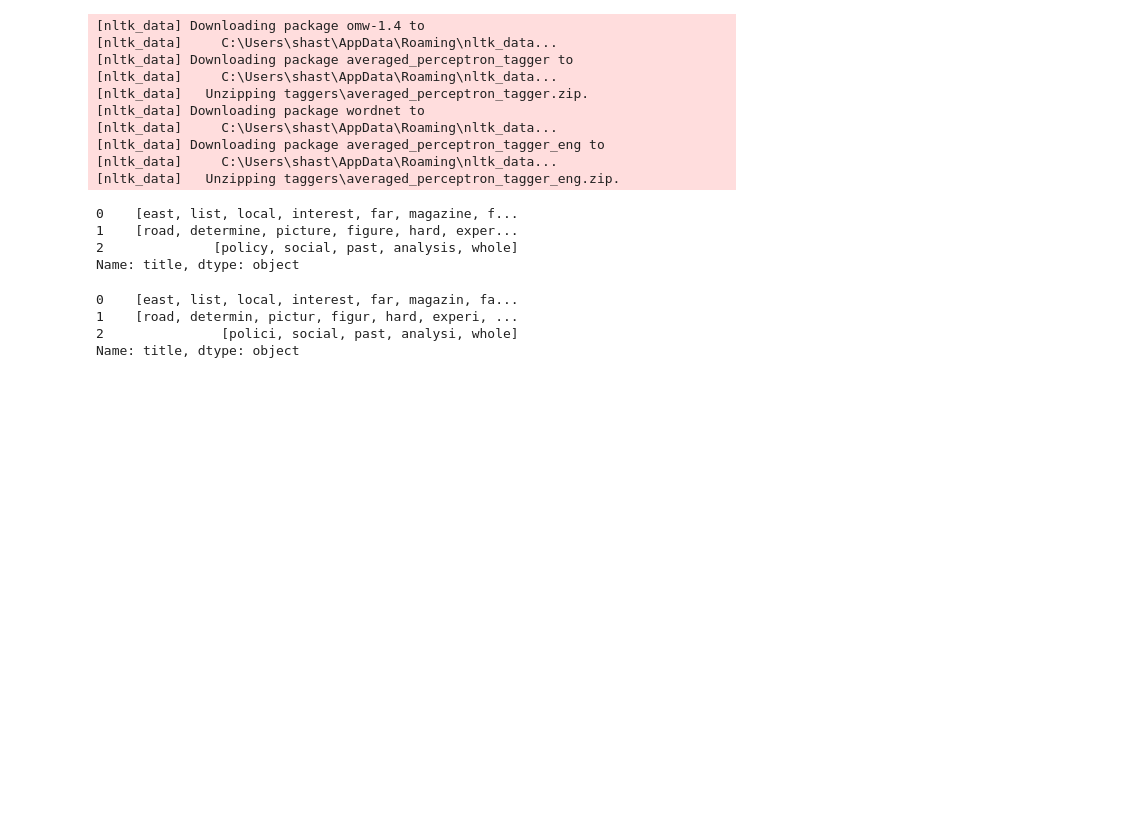
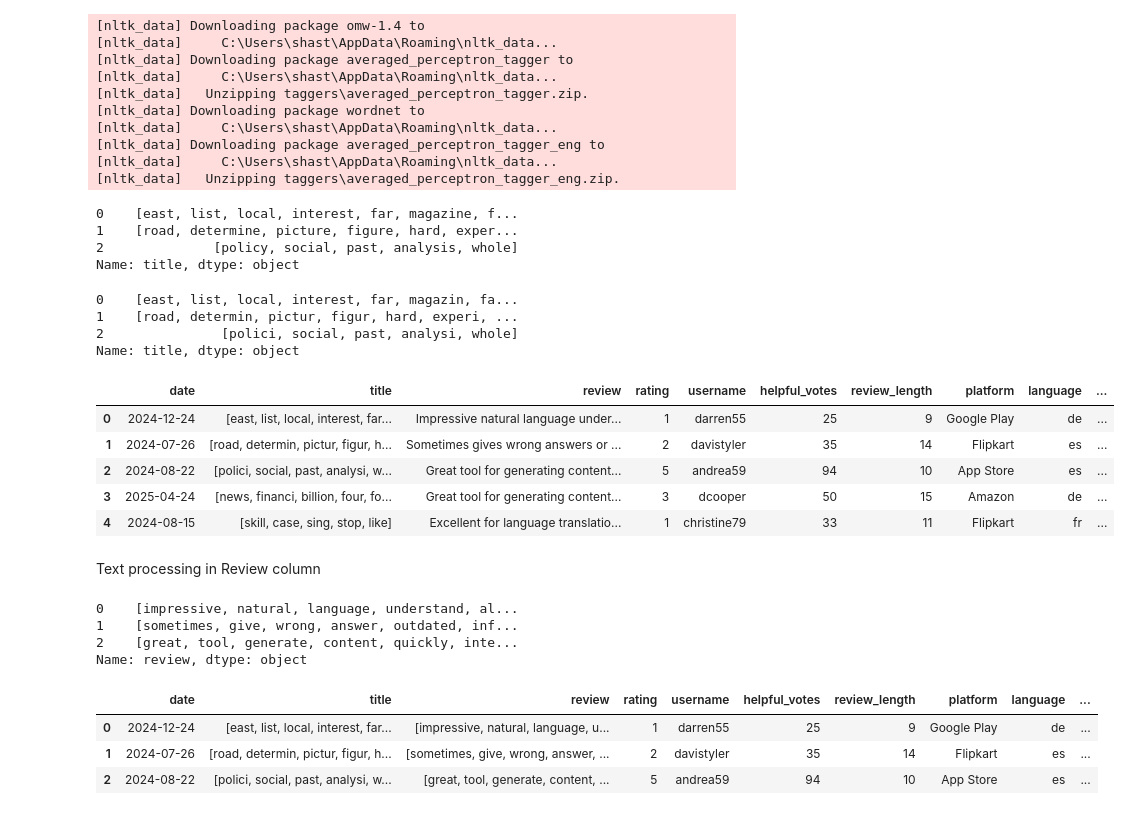
Before and after one commit to Banupriya-14/Project-5, a Jupyter notebook: NLP_Senti_Analysis.ipynb, the cells around one changed output. Drawn from its saved outputs; the diff is of its cells as text; code cells hidden in the pictures; blank space fills up the shorter version.

```diff
--- a/NLP_Senti_Analysis.ipynb
+++ b/NLP_Senti_Analysis.ipynb
@@ -377,3 +377,60 @@ df['title'].head(3)
 1    [road, determin, pictur, figur, hard, experi, ...
 2               [polici, social, past, analysi, whole]
 Name: title, dtype: object
+# %%
+df.head(5)
+# %% [output]
+|  | date | title | review | rating | username | helpful_votes | review_length | platform | language | ... |
+| 0 | 2024-12-24 | [east, list, local, interest, far... | Impressive natural language under... | 1 | darren55 | 25 | 9 | Google Play | de | ... |
+| 1 | 2024-07-26 | [road, determin, pictur, figur, h... | Sometimes gives wrong answers or ... | 2 | davistyler | 35 | 14 | Flipkart | es | ... |
+| 2 | 2024-08-22 | [polici, social, past, analysi, w... | Great tool for generating content... | 5 | andrea59 | 94 | 10 | App Store | es | ... |
+| 3 | 2025-04-24 | [news, financi, billion, four, fo... | Great tool for generating content... | 3 | dcooper | 50 | 15 | Amazon | de | ... |
+| 4 | 2024-08-15 | [skill, case, sing, stop, like] | Excellent for language translatio... | 1 | christine79 | 33 | 11 | Flipkart | fr | ... |
+# %% [markdown]
+Text processing in Review column
+# %%
+# stopwords
+en_stopwords = set(stopwords.words('english'))
+tokenizer = RegexpTokenizer(r"\w+")
+lemmatizer = WordNetLemmatizer()
+
+def preprocess_text(text):
+    # 1. lowercase
+    text = text.lower()
+
+    # 2. remove extra spaces
+    text = " ".join(text.split())
+
+    # 3. tokenize
+    tokens = word_tokenize(text)
+
+    # 4. remove stopwords
+    tokens = [t for t in tokens if t not in en_stopwords]
+
+    # 5. remove special characters/punctuation
+    tokens = tokenizer.tokenize(" ".join(tokens))
+
+    # 6. lemmatization
+    result = []
+    for token, tag in pos_tag(tokens):
+        pos = tag[0].lower()
+        if pos not in ['a', 'r', 'n', 'v']:
+            pos = 'n'
+        result.append(lemmatizer.lemmatize(token, pos))
+
+    return result
+
+df['review'] = df['review'].apply(preprocess_text)
+df['review'].head(3)
+# %% [output]
+0    [impressive, natural, language, understand, al...
+1    [sometimes, give, wrong, answer, outdated, inf...
+2    [great, tool, generate, content, quickly, inte...
+Name: review, dtype: object
+# %%
+df.head(3)
+# %% [output]
+|  | date | title | review | rating | username | helpful_votes | review_length | platform | language | ... |
+| 0 | 2024-12-24 | [east, list, local, interest, far... | [impressive, natural, language, u... | 1 | darren55 | 25 | 9 | Google Play | de | ... |
+| 1 | 2024-07-26 | [road, determin, pictur, figur, h... | [sometimes, give, wrong, answer, ... | 2 | davistyler | 35 | 14 | Flipkart | es | ... |
+| 2 | 2024-08-22 | [polici, social, past, analysi, w... | [great, tool, generate, content, ... | 5 | andrea59 | 94 | 10 | App Store | es | ... |
```
